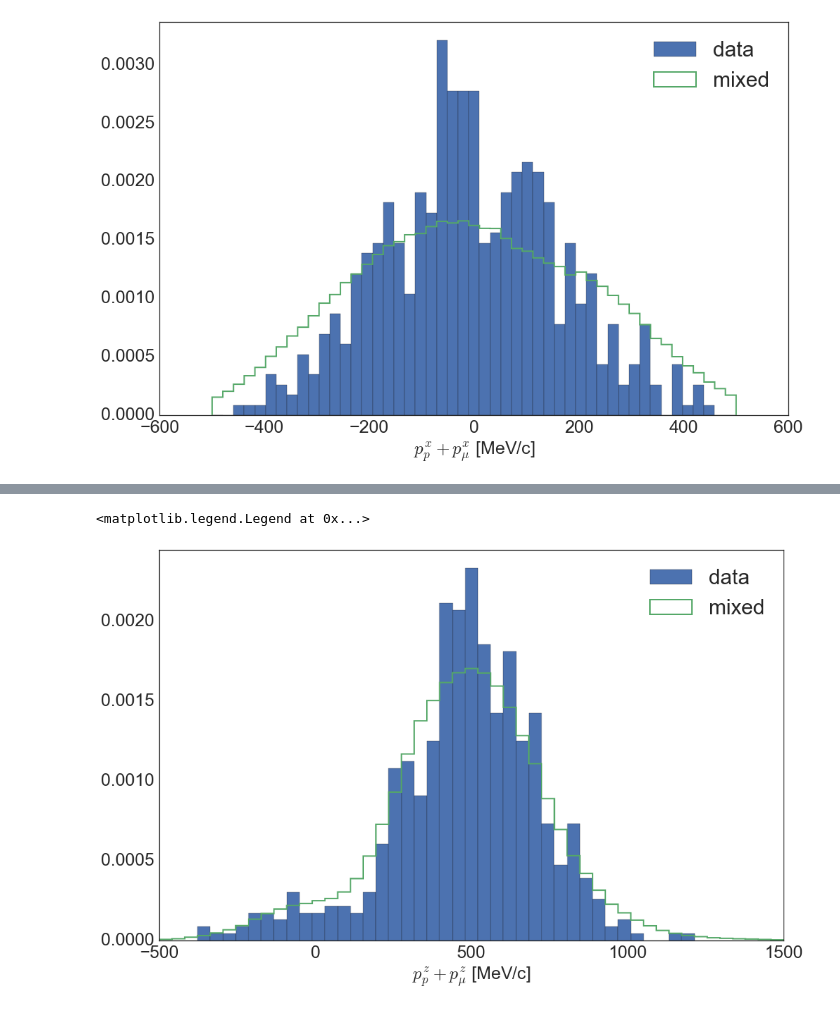
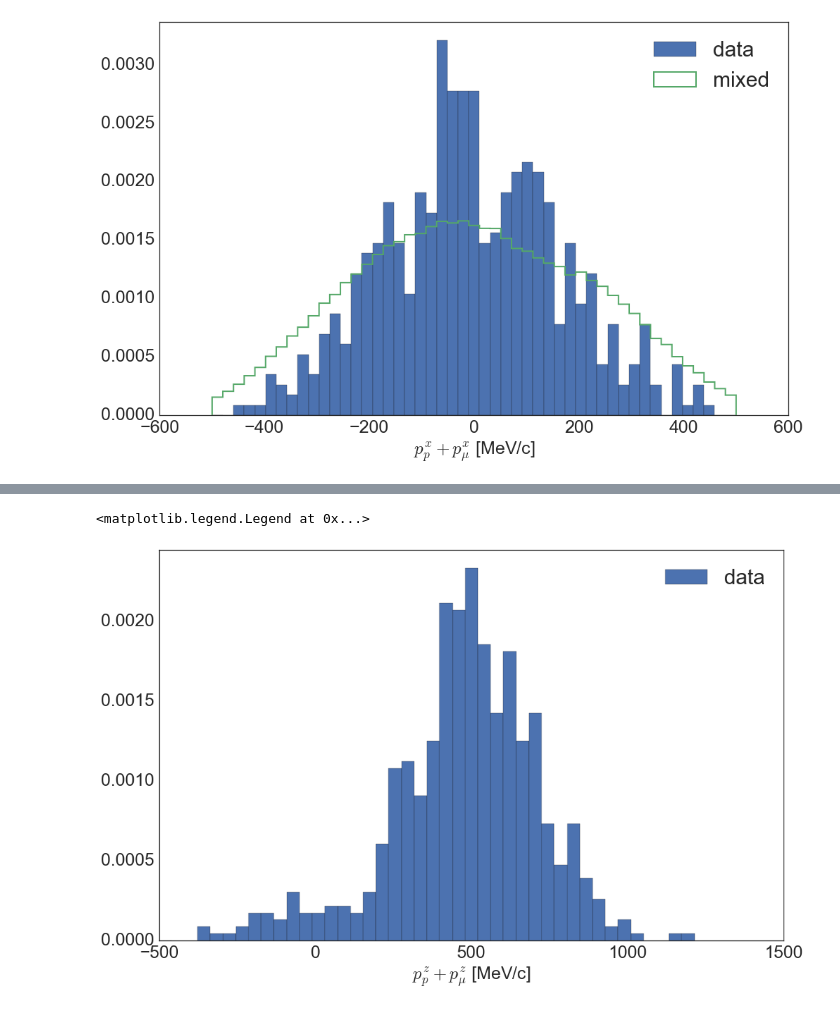
Before and after one commit to erezcoh4/AnalysisTreesInformation, a Jupyter notebook: AnaTreesPackage/notebooks/CCQE_events_anafile_plos.ipynb, the cells around one changed output, grey strips where cells are left out. Saved outputs shown, nothing was run; the diff lists cells and outputs as text; code cells hidden in the pictures.

```diff
--- a/AnaTreesPackage/notebooks/CCQE_events_anafile_plos.ipynb
+++ b/AnaTreesPackage/notebooks/CCQE_events_anafile_plos.ipynb
@@ -116,17 +121,17 @@ plt.legend(loc='upper right',fontsize=30)
 # %%
 Pz_mu_p = data.mu_P*np.cos(data.mu_theta)+data.p_P*np.cos(data.p_theta)
 mixed_Pz_mu_p = mixed.mu_P*np.cos(mixed.mu_theta)+mixed.p_P*np.cos(mixed.p_theta)
 
 bins=np.linspace(-500,1500,50)
 ax , h , bins , patches = plot_1d_hist( Pz_mu_p ,
                                        bins=bins ,
                                        xlabel='$p_p^z+p_{\\mu}^z$ [MeV/c]' ,
                                        label = 'data',
                                        figsize=(16,10),
                                        normed=1);
-plt.hist(mixed_Pz_mu_p,histtype='step',label='mixed',linewidth=2,normed=1,bins=bins);
+# plt.hist(mixed_Pz_mu_p,histtype='step',label='mixed',linewidth=2,normed=1,bins=bins);
 mid = 0.5*(bins[1:] + bins[:-1])
 plt.legend(loc='upper right',fontsize=30)
 # %% [output]
 <matplotlib.legend.Legend at 0x...>
-[figure, old version]
+[figure, new version]
```
Also changed, not shown: parts of 6 cells of this notebook, 1 other file.
